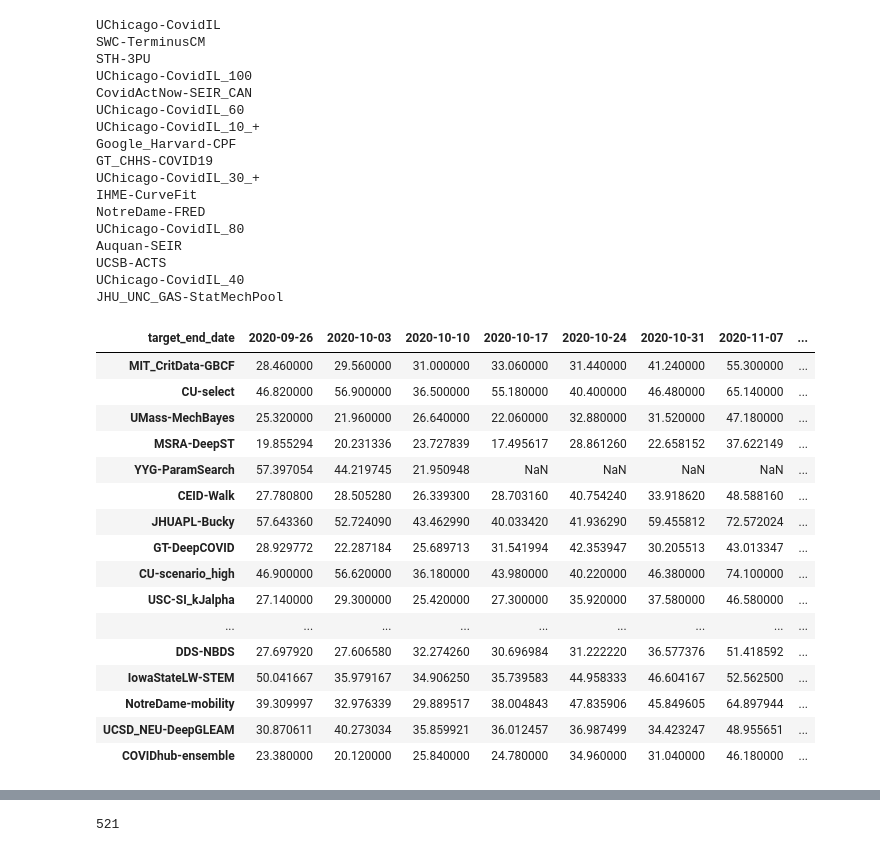
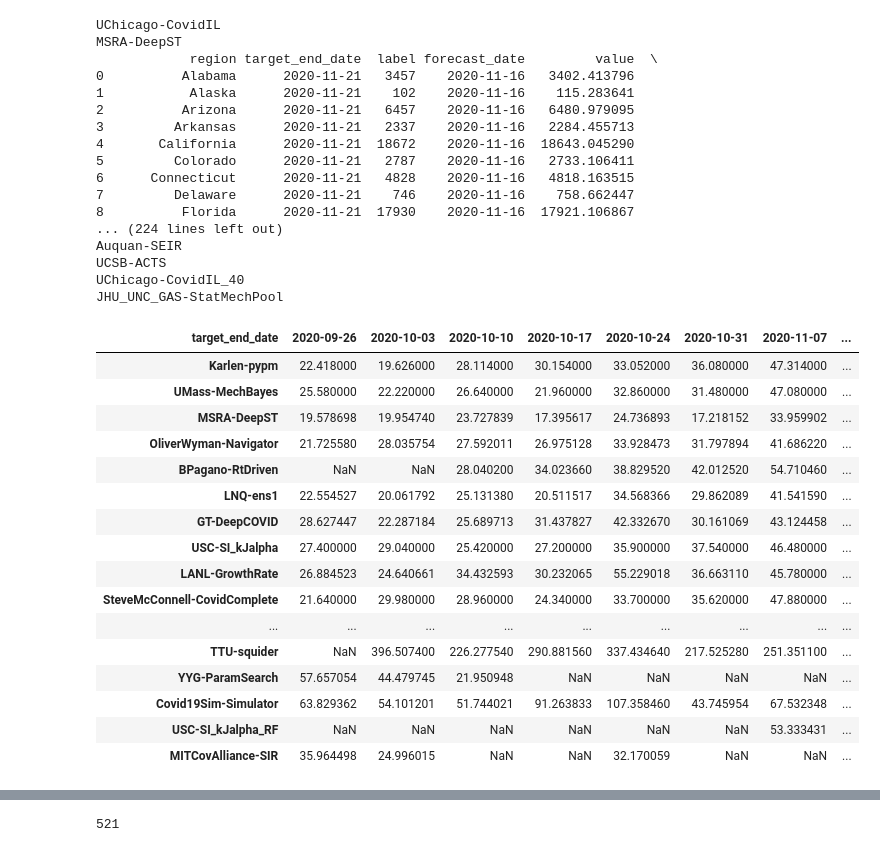
Before and after one commit to Naplessss/COVID-Research, a Jupyter notebook: scripts/Leaderboard_updated.ipynb, the cells around one changed output, grey strips where cells are left out. Saved outputs shown, nothing was run; the diff lists cells and outputs as text; code cells hidden in the pictures.

```diff
--- a/scripts/Leaderboard_updated.ipynb
+++ b/scripts/Leaderboard_updated.ipynb
@@ -156,6 +157,9 @@ score_tmp = dict()
 for k,v in  model_results.items():
     v = v.drop_duplicates(['region','target_end_date'],keep='first')
     tmp = pd.merge(deaths,v,on=['region','target_end_date'],how='inner')
+    if k in ['MSRA-DeepST','USC-SI_kJalpha']:
+        print(k)
+        print(tmp)
     dates = tmp['forecast_date'].unique()
     region_size = tmp['region'].unique().shape[0]
     score_tmp[k] = tmp
@@ -170,42 +174,42 @@ for k,v in  model_results.items():
         print(k)
 # %% [output]
 UChicago-CovidIL
-SWC-TerminusCM
-STH-3PU
-UChicago-CovidIL_100
-CovidActNow-SEIR_CAN
-UChicago-CovidIL_60
-UChicago-CovidIL_10_+
-Google_Harvard-CPF
-GT_CHHS-COVID19
-UChicago-CovidIL_30_+
-IHME-CurveFit
-NotreDame-FRED
-UChicago-CovidIL_80
+MSRA-DeepST
+            region target_end_date  label forecast_date         value  \
+0          Alabama      2020-11-21   3457    2020-11-16   3402.413796
+1           Alaska      2020-11-21    102    2020-11-16    115.283641
+2          Arizona      2020-11-21   6457    2020-11-16   6480.979095
+3         Arkansas      2020-11-21   2337    2020-11-16   2284.455713
+4       California      2020-11-21  18672    2020-11-16  18643.045290
+5         Colorado      2020-11-21   2787    2020-11-16   2733.106411
+6      Connecticut      2020-11-21   4828    2020-11-16   4818.163515
+7         Delaware      2020-11-21    746    2020-11-16    758.662447
+8          Florida      2020-11-21  17930    2020-11-16  17921.106867
+... (224 lines left out)
 Auquan-SEIR
 UCSB-ACTS
 UChicago-CovidIL_40
 JHU_UNC_GAS-StatMechPool
 # %%
-pd.DataFrame(score_results_all).T
+#pd.DataFrame(score_results_all).T.sort_values('2020-11-21')
 # %% [output]
 | target_end_date | 2020-09-26 | 2020-10-03 | 2020-10-10 | 2020-10-17 | 2020-10-24 | 2020-10-31 | 2020-11-07 | ... |
-| MIT_CritData-GBCF | 28.460000 | 29.560000 | 31.000000 | 33.060000 | 31.440000 | 41.240000 | 55.300000 | ... |
-| CU-select | 46.820000 | 56.900000 | 36.500000 | 55.180000 | 40.400000 | 46.480000 | 65.140000 | ... |
-| UMass-MechBayes | 25.320000 | 21.960000 | 26.640000 | 22.060000 | 32.880000 | 31.520000 | 47.180000 | ... |
-| MSRA-DeepST | 19.855294 | 20.231336 | 23.727839 | 17.495617 | 28.861260 | 22.658152 | 37.622149 | ... |
-| YYG-ParamSearch | 57.397054 | 44.219745 | 21.950948 | NaN | NaN | NaN | NaN | ... |
-| CEID-Walk | 27.780800 | 28.505280 | 26.339300 | 28.703160 | 40.754240 | 33.918620 | 48.588160 | ... |
-| JHUAPL-Bucky | 57.643360 | 52.724090 | 43.462990 | 40.033420 | 41.936290 | 59.455812 | 72.572024 | ... |
-| GT-DeepCOVID | 28.929772 | 22.287184 | 25.689713 | 31.541994 | 42.353947 | 30.205513 | 43.013347 | ... |
-| CU-scenario_high | 46.900000 | 56.620000 | 36.180000 | 43.980000 | 40.220000 | 46.380000 | 74.100000 | ... |
-| USC-SI_kJalpha | 27.140000 | 29.300000 | 25.420000 | 27.300000 | 35.920000 | 37.580000 | 46.580000 | ... |
+| Karlen-pypm | 22.418000 | 19.626000 | 28.114000 | 30.154000 | 33.052000 | 36.080000 | 47.314000 | ... |
+| UMass-MechBayes | 25.580000 | 22.220000 | 26.640000 | 21.960000 | 32.860000 | 31.480000 | 47.080000 | ... |
+| MSRA-DeepST | 19.578698 | 19.954740 | 23.727839 | 17.395617 | 24.736893 | 17.218152 | 33.959902 | ... |
+| OliverWyman-Navigator | 21.725580 | 28.035754 | 27.592011 | 26.975128 | 33.928473 | 31.797894 | 41.686220 | ... |
+| BPagano-RtDriven | NaN | NaN | 28.040200 | 34.023660 | 38.829520 | 42.012520 | 54.710460 | ... |
+| LNQ-ens1 | 22.554527 | 20.061792 | 25.131380 | 20.511517 | 34.568366 | 29.862089 | 41.541590 | ... |
+| GT-DeepCOVID | 28.627447 | 22.287184 | 25.689713 | 31.437827 | 42.332670 | 30.161069 | 43.124458 | ... |
+| USC-SI_kJalpha | 27.400000 | 29.040000 | 25.420000 | 27.200000 | 35.900000 | 37.540000 | 46.480000 | ... |
+| LANL-GrowthRate | 26.884523 | 24.640661 | 34.432593 | 30.232065 | 55.229018 | 36.663110 | 45.780000 | ... |
+| SteveMcConnell-CovidComplete | 21.640000 | 29.980000 | 28.960000 | 24.340000 | 33.700000 | 35.620000 | 47.880000 | ... |
 | ... | ... | ... | ... | ... | ... | ... | ... | ... |
-| DDS-NBDS | 27.697920 | 27.606580 | 32.274260 | 30.696984 | 31.222220 | 36.577376 | 51.418592 | ... |
-| IowaStateLW-STEM | 50.041667 | 35.979167 | 34.906250 | 35.739583 | 44.958333 | 46.604167 | 52.562500 | ... |
-| NotreDame-mobility | 39.309997 | 32.976339 | 29.889517 | 38.004843 | 47.835906 | 45.849605 | 64.897944 | ... |
-| UCSD_NEU-DeepGLEAM | 30.870611 | 40.273034 | 35.859921 | 36.012457 | 36.987499 | 34.423247 | 48.955651 | ... |
-| COVIDhub-ensemble | 23.380000 | 20.120000 | 25.840000 | 24.780000 | 34.960000 | 31.040000 | 46.180000 | ... |
+| TTU-squider | NaN | 396.507400 | 226.277540 | 290.881560 | 337.434640 | 217.525280 | 251.351100 | ... |
+| YYG-ParamSearch | 57.657054 | 44.479745 | 21.950948 | NaN | NaN | NaN | NaN | ... |
+| Covid19Sim-Simulator | 63.829362 | 54.101201 | 51.744021 | 91.263833 | 107.358460 | 43.745954 | 67.532348 | ... |
+| USC-SI_kJalpha_RF | NaN | NaN | NaN | NaN | NaN | NaN | 53.333431 | ... |
+| MITCovAlliance-SIR | 35.964498 | 24.996015 | NaN | NaN | 32.170059 | NaN | NaN | ... |
 # %%
 stats = pd.DataFrame(score_results_all).T.rank().sort_values('2020-10-31').fillna(99).astype(int)
 stats.columns = ['Epiweek_{}'.format(str(week).split()[0]) for week in stats.columns]
```
Also changed, not shown: parts of 4 cells of this notebook, 5 other files.
